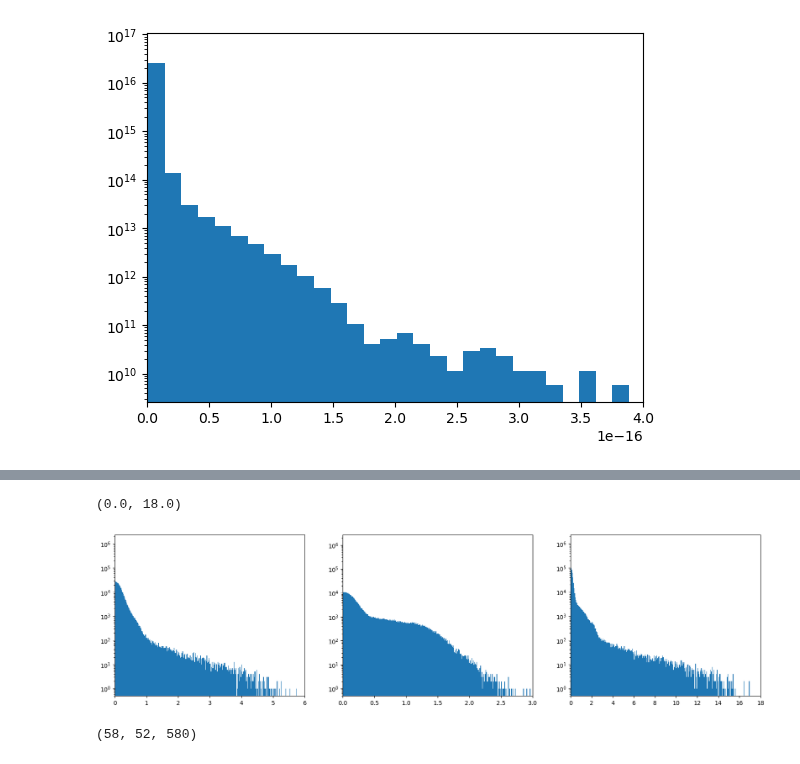
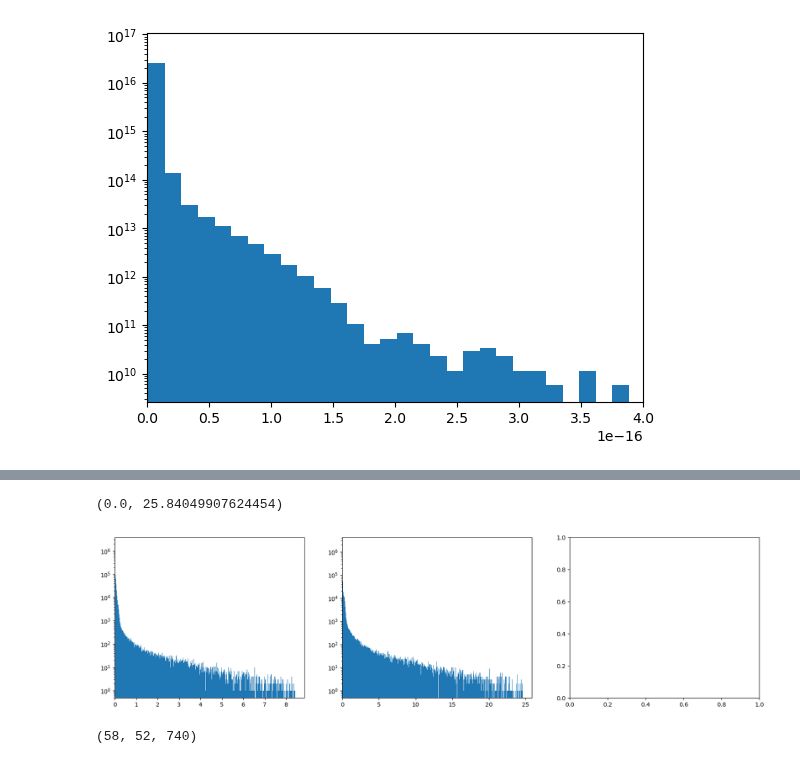
Before and after one commit to ixakalabadie/ViSL3D, a Jupyter notebook: create_3d_optical.ipynb, the cells around one changed output, grey strips where cells are left out. Saved outputs shown, nothing was run; the diff lists cells and outputs as text; code cells hidden in the pictures.

```diff
--- a/create_3d_optical.ipynb
+++ b/create_3d_optical.ipynb
@@ -20,7 +20,7 @@ importlib.reload(c3)
 C:\Users\ixaka\Documents\Visualization
 # %%
 # Read the fits file and save header
-HI_cube = SpectralCube.read('C:\\Users\\ixaka\\Documents\\Optical-Montoro\\flux_HRR_final_rss.fits')
+HI_cube = SpectralCube.read('C:\\Users\\ixaka\\Documents\\Optical-Montoro\\flux_MRB_final_rss.fits')
 cubehead = HI_cube.header
 cubew = wcs.WCS(cubehead)
 nz, ny, nx = HI_cube.shape
@@ -70,6 +70,6 @@ def transpose(array, delta):
     return np.transpose(array, (2,1,0))[::int(np.sign(dra)), ::int(np.sign(ddec)),::int(np.sign(dv))]
 # %%
 # create cropped array and transform units to mJy/beam
-HI_cube = HI_cube.unmasked_data[limz[0]:limz[1]+1,limy[0]:limy[1]+1,limx[0]:limx[1]+1].to_value() *10**17 #*10**16 for MRB
+HI_cube = HI_cube.unmasked_data[limz[0]:limz[1]+1,limy[0]:limy[1]+1,limx[0]:limx[1]+1].to_value() *10**16 #*10**17 for HRR and *10**16 for MRB
 # Slice the data, transpose to (ra,dec,v) and flip axes if needed (see if step in FITS header is + or -)
 HI_cube = transpose(HI_cube, (dra,ddec,dv))
@@ -89,25 +98,28 @@ cube2[:,:,500:600] = HI_cube[:,:,500:600]
 # %%
 #HRR
-cube1 = np.empty(HI_cube.shape)
+cube1 = np.empty(HI_cube.shape) #NII
 cube1[:,:,:200] = HI_cube[:,:,:200]
-cube2 = np.empty(HI_cube.shape)
-cube2[:,:,200:350] = HI_cube[:,:,200:350]
-cube3 = np.empty(HI_cube.shape)
-cube3[:,:,350:] = HI_cube[:,:,350:]
+cube2 = np.empty(HI_cube.shape) #H-alpha
+cube2[:,:,200:320] = HI_cube[:,:,200:320]
+#cube3 = np.empty(HI_cube.shape) #nebula where H-alpha
+#cube3[:,:,260:320] = HI_cube[:,:,260:320]
+cube4 = np.empty(HI_cube.shape) #NII
+cube4[:,:,350:] = HI_cube[:,:,350:]
+cubes = [cube1, cube2, cube4]
 # %%
 fig, ax = plt.subplots(ncols=3, figsize=(20,5))
 ax[0].hist(cube1.flatten(), bins=400)
 ax[0].set_yscale('log')
-ax[0].set_xlim(0,6)
+ax[0].set_xlim(0,)
 ax[1].hist(cube2.flatten(), bins=400)
 ax[1].set_yscale('log')
-ax[1].set_xlim(0,3)
-ax[2].hist(cube3.flatten(), bins=400)
-ax[2].set_yscale('log')
-ax[2].set_xlim(0,18)
+ax[1].set_xlim(0,)
+#ax[2].hist(cube4.flatten(), bins=400)
+#ax[2].set_yscale('log')
+#ax[2].set_xlim(0,18)
 # %% [output]
-(0.0, 18.0)
+(0.0, 25.84049907624454)
-[figure, old version]
+[figure, new version]
 # %%
 #MRB
 isolevels1 = np.array([0.45, 1.1, 2.3, 4, 6])
@@ -124,7 +136,7 @@ isolevels = [isolevels1, isolevels2, isolevels3]
 nx_2, ny_2, nz_2 = HI_cube.shape
 print(HI_cube.shape)
 # %% [output]
-(58, 52, 580)
+(58, 52, 740)
 # %%
 coords = np.array([ralim, declim, vlim])
 # %%
```
Also changed, not shown: parts of 16 cells of this notebook, 5 other files.
